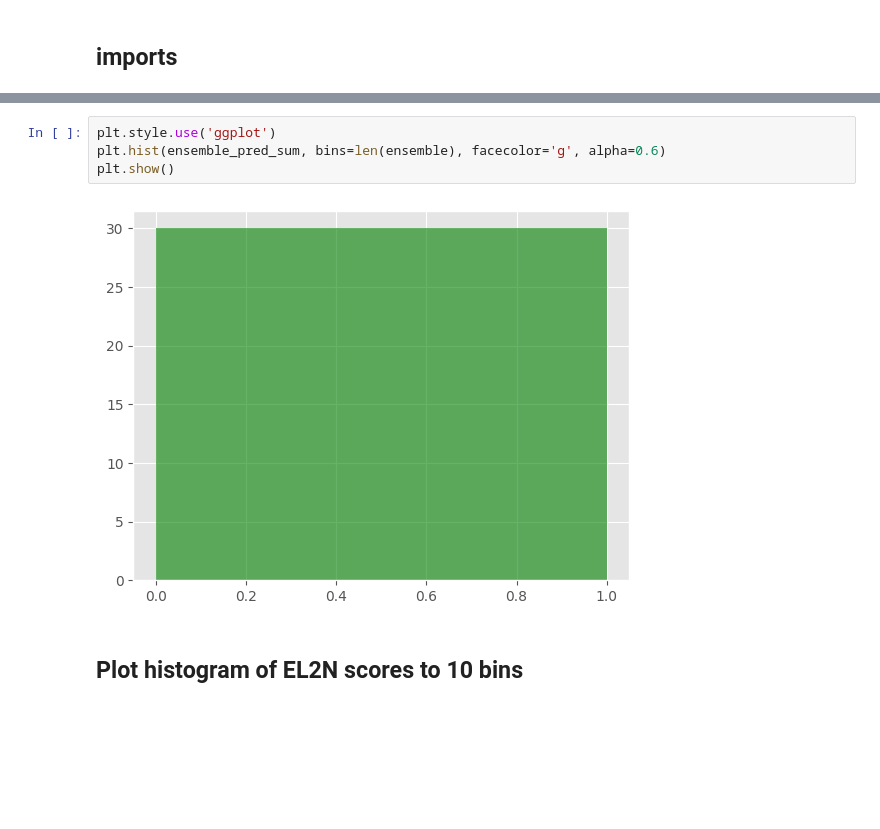
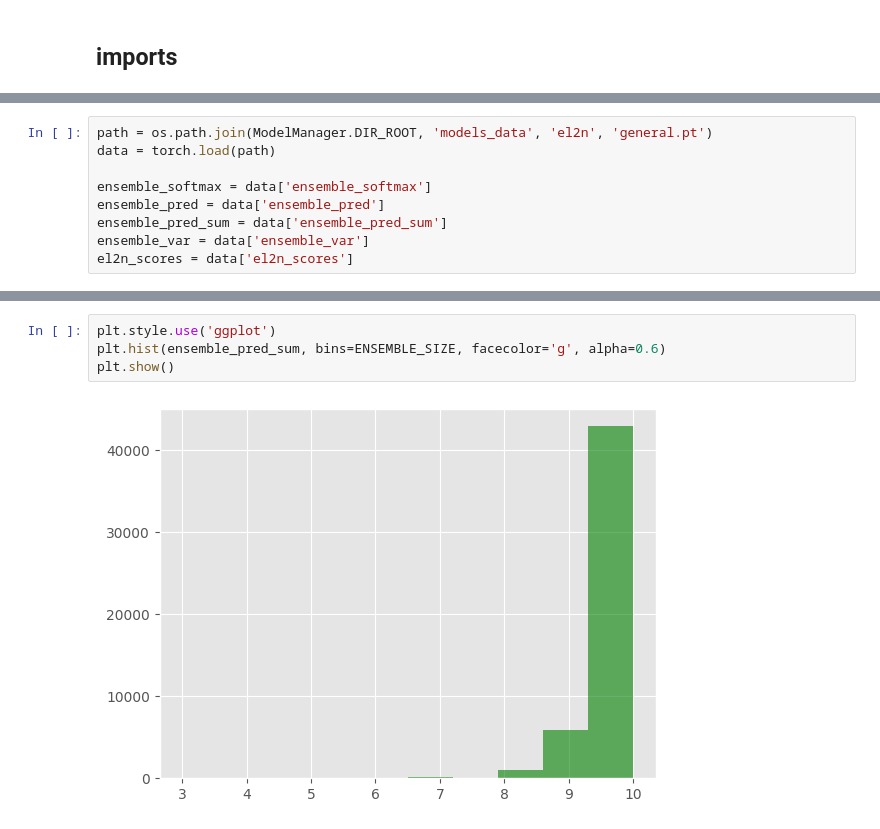
Before and after one commit to bezalelc/Data-pruning, a Jupyter notebook: code/src/research/el2n_resnet18_cifar10.ipynb, the cells around one changed output, grey strips where cells are left out. Cells and saved outputs as stored; diff of their text form; blank space fills up the shorter version.

```diff
--- a/code/src/research/el2n_resnet18_cifar10.ipynb
+++ b/code/src/research/el2n_resnet18_cifar10.ipynb
@@ -102,0 +97,9 @@ Accuracy: 0.0
+# %%
+path = os.path.join(ModelManager.DIR_ROOT, 'models_data', 'el2n', 'general.pt')
+data = torch.load(path)
+
+ensemble_softmax = data['ensemble_softmax']
+ensemble_pred = data['ensemble_pred']
+ensemble_pred_sum = data['ensemble_pred_sum']
+ensemble_var = data['ensemble_var']
+el2n_scores = data['el2n_scores']
@@ -103,8 +118,6 @@ Accuracy: 0.0
 # %%
 plt.style.use('ggplot')
-plt.hist(ensemble_pred_sum, bins=len(ensemble), facecolor='g', alpha=0.6)
+plt.hist(ensemble_pred_sum, bins=ENSEMBLE_SIZE, facecolor='g', alpha=0.6)
 plt.show()
 # %% [output]
-[figure, old version]
+[figure, new version]
-# %% [markdown]
-## Plot histogram of EL2N scores to 10 bins
```
Also changed, not shown: parts of 19 cells of this notebook, 9 other files.
